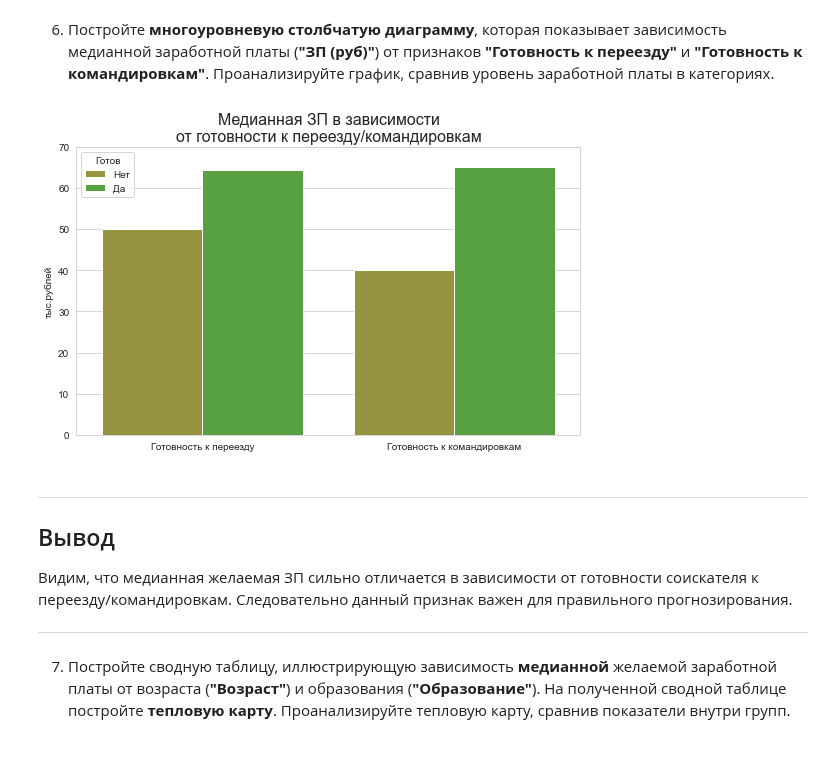
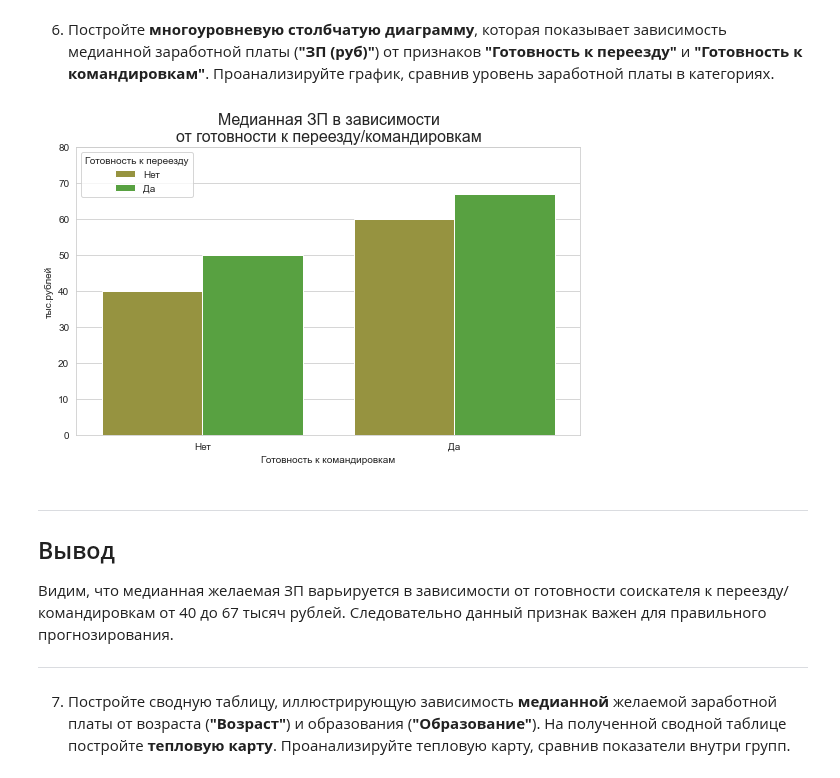
Before and after one commit to evpozdniakov/ds_projects, a Jupyter notebook: project1/hh.ipynb, the cells around one changed output. Saved outputs shown, nothing was run; the diff lists cells and outputs as text; code cells hidden in the pictures.

```diff
--- a/project1/hh.ipynb
+++ b/project1/hh.ipynb
@@ -933,47 +933,31 @@ ax.set_ylabel('');
 # %% [markdown]
 6. Постройте **многоуровневую столбчатую диаграмму**, которая показывает зависимость медианной заработной платы (**"ЗП (руб)"**) от признаков **"Готовность к переезду"** и **"Готовность к командировкам"**. Проанализируйте график, сравнив уровень заработной платы в категориях.
 # %%
-# считаем медианную ЗП для признака `Готовность к переезду`
-grp_columns = ['Готовность к переезду']
-data1 = hh.groupby(grp_columns)['ЗП (руб)'].median().reset_index()
-
-# считаем медианную ЗП для признака `Готовность к командировкам`
-grp_columns = ['Готовность к командировкам']
-data2 = hh.groupby(grp_columns)['ЗП (руб)'].median().reset_index()
-
-# добавляем в обе таблицы признак `Тип`
-data1['Тип'] = 'Готовность к переезду'
-data2['Тип'] = 'Готовность к командировкам'
-
-# переименовываем признак-мигалку
-data1.rename(columns={ 'Готовность к переезду': 'Готов' }, inplace=True)
-data2.rename(columns={ 'Готовность к командировкам': 'Готов' }, inplace=True)
-
-# соединяем обе таблицы в одну
-data = pd.concat([data1, data2], ignore_index=True)
+columns = ['Готовность к переезду', 'Готовность к командировкам']
+data = hh.groupby(columns)['ЗП (руб)'].median().reset_index()
 
 # меняем True/False на Да/Нет
-data.loc[data['Готов'] == True, 'Готов'] = 'Да'
-data.loc[data['Готов'] == False, 'Готов'] = 'Нет'
+set_yes_no = lambda x: 'Да' if x == True else 'Нет'
+data['Готовность к переезду'] = data['Готовность к переезду'].apply(set_yes_no)
+data['Готовность к командировкам'] = data['Готовность к командировкам'].apply(set_yes_no)
 
-fig, ax = figax('wrk-type-slr')
+fig, ax = figax('move-type-slr')
 
-sns.barplot(ax=ax, data=data, x='Тип', y='ЗП (руб)', hue='Готов', palette=colors[1:])
+sns.barplot(ax=ax, data=data, x='Готовность к командировкам', y='ЗП (руб)',
+            hue='Готовность к переезду', palette=colors[1:])
 
 ax.set_title('Медианная ЗП в зависимости\nот готовности к переезду/командировкам', fontsize=16)
-
 ax.set_ylabel('тыс.рублей')
-ax.set_yticks(range(0, 70001, 10000))
-ax.set_yticklabels([x // 1000 for x in ax.get_yticks()])
-ax.set_xlabel('');
+ax.set_yticks(range(0, 80001, 10000))
+ax.set_yticklabels([x // 1000 for x in ax.get_yticks()]);
 # %% [output]
-[figure, old version]
+[figure, new version]
 # %% [markdown]
 ---
 
 ## Вывод
 
-Видим, что медианная желаемая ЗП сильно отличается в зависимости от готовности соискателя к переезду/командировкам. Следовательно данный признак важен для правильного прогнозирования.
+Видим, что медианная желаемая ЗП варьируется в зависимости от готовности соискателя к переезду/командировкам от 40 до 67 тысяч рублей. Следовательно данный признак важен для правильного прогнозирования.
 
 ---
 # %% [markdown]
```
Also changed, not shown: parts of 6 cells of this notebook.
